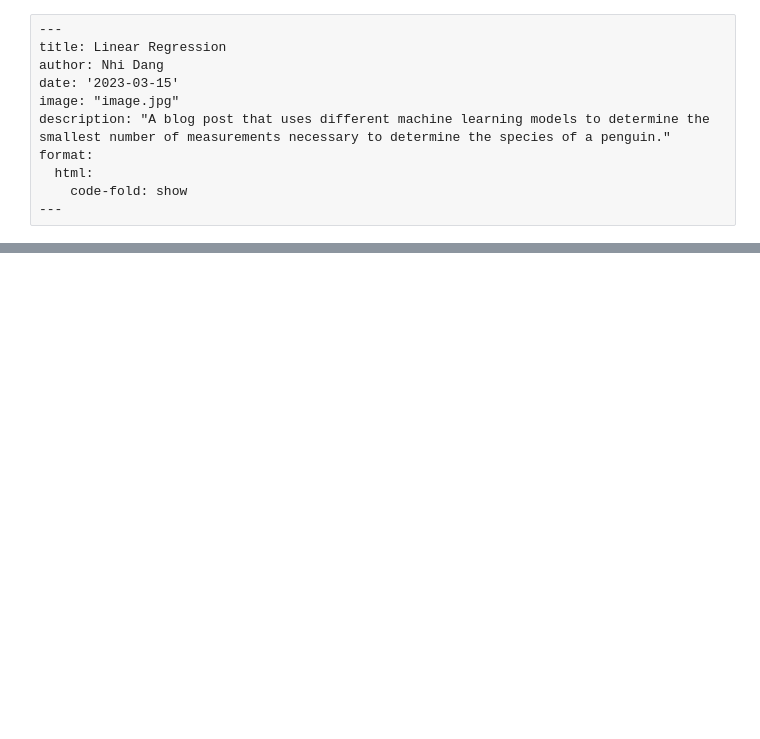
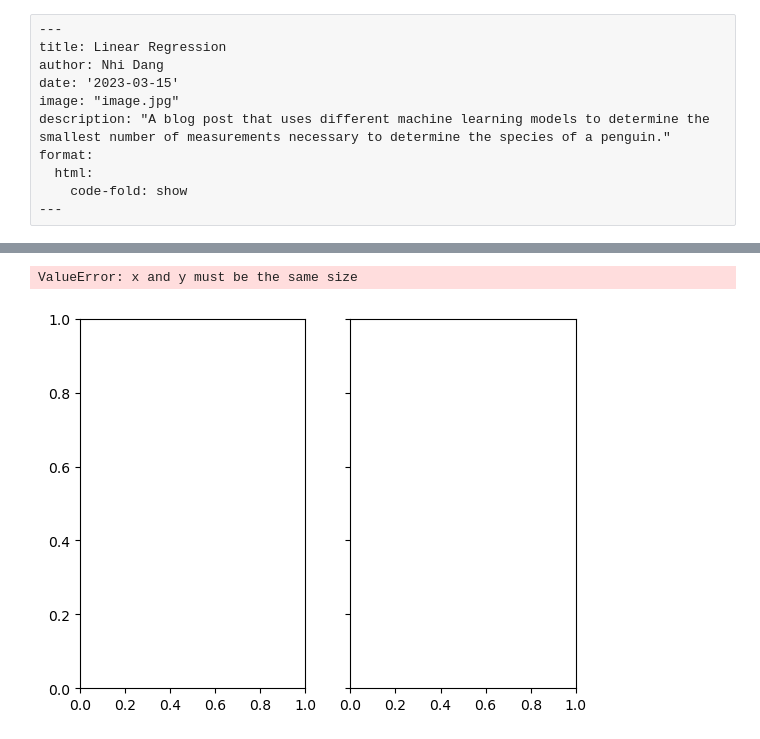
Before and after one commit to ndang01/ndang01.github.io, a Jupyter notebook: posts/blog4/index.ipynb, the cells around one changed output, grey strips where cells are left out. Cells and saved outputs as stored; diff of their text form; code cells hidden in the pictures; blank space fills up the shorter version.

```diff
--- a/posts/blog4/index.ipynb
+++ b/posts/blog4/index.ipynb
@@ -73,0 +94,21 @@ labels = plt.gca().set(xlabel = "Iteration", ylabel = "Score")
+# %%
+ex_n_train = 100
+ex_n_val = 100
+ex_p_features = n_train - 1
+ex_noise = 0.2
+
+# create some data
+ex_X_train, ex_y_train, ex_X_val, ex_y_val = LR_data(ex_n_train, ex_n_val, ex_p_features, ex_noise)
+
+# plot it
+fig, axarr = plt.subplots(1, 2, sharex = True, sharey = True)
+axarr[0].scatter(ex_X_train, ex_y_train)
+axarr[1].scatter(ex_X_val, ex_y_val)
+print(ex_X_train.shape)
+print(ex_y_train.shape)
+labs = axarr[0].set(title = "Training", xlabel = "x", ylabel = "y")
+labs = axarr[1].set(title = "Validation", xlabel = "x")
+plt.tight_layout()
+# %% [output]
+ValueError: x and y must be the same size
+[figure, added]
```
Also changed, not shown: parts of 10 cells of this notebook, 9 other files.
